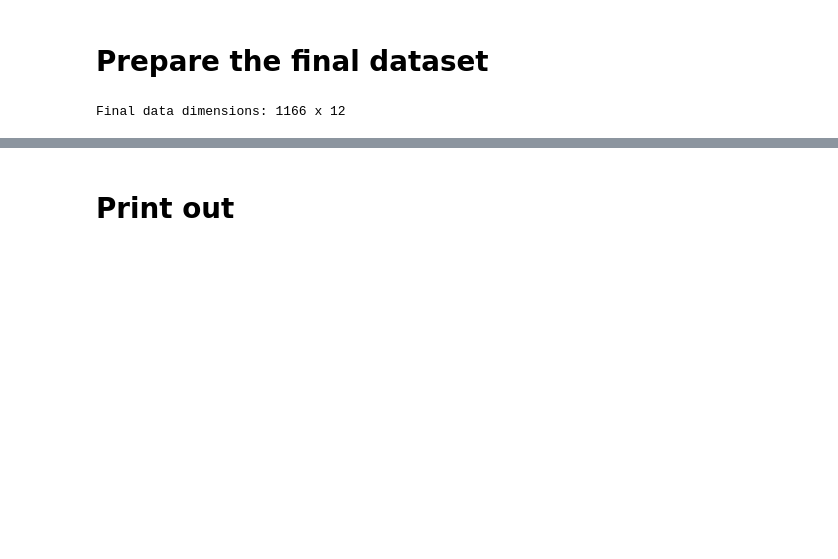
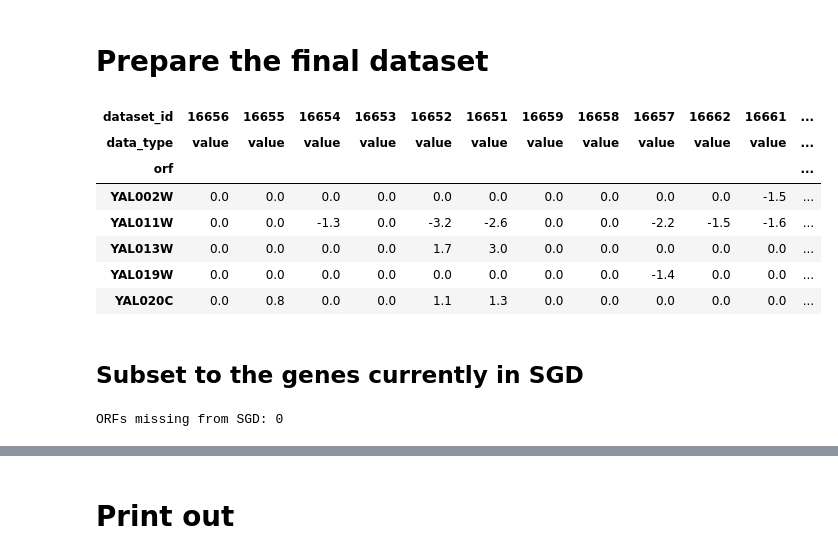
Before and after one commit to yeastphenome/yp-data, a Jupyter notebook: Datasets/19635755/code.ipynb, the cells around one changed output, grey strips where cells are left out. Drawn from its saved outputs; the diff is of its cells as text; code cells hidden in the pictures; blank space fills up the shorter version.

```diff
--- a/Datasets/19635755/code.ipynb
+++ b/Datasets/19635755/code.ipynb
@@ -120,13 +114,2 @@ datasets = datasets.reindex(index=dataset_ids)
 # %%
 data = original_data.copy()
-# %%
-data.columns = datasets['name'].values
-# %%
-data = data.groupby(data.index).mean()
-# %%
-# Create row index
-data.index.name='orf'
-# %%
-print('Final data dimensions: %d x %d' % (data.shape))
-# %% [output]
-Final data dimensions: 1166 x 12
@@ -132,0 +119,26 @@ Final data dimensions: 1166 x 12
+# %%
+lst = [datasets.index.values, ['value']*datasets.shape[0]]
+tuples = list(zip(*lst))
+idx = pd.MultiIndex.from_tuples(tuples, names=['dataset_id','data_type'])
+data.columns = idx
+# %%
+data.head()
+# %% [output]
+| dataset_id | 16656 | 16655 | 16654 | 16653 | 16652 | 16651 | 16659 | 16658 | 16657 | 16662 | 16661 | ... |
+| data_type | value | value | value | value | value | value | value | value | value | value | value | ... |
+| orf |  |  |  |  |  |  |  |  |  |  |  | ... |
+| YAL002W | 0.0 | 0.0 | 0.0 | 0.0 | 0.0 | 0.0 | 0.0 | 0.0 | 0.0 | 0.0 | -1.5 | ... |
+| YAL011W | 0.0 | 0.0 | -1.3 | 0.0 | -3.2 | -2.6 | 0.0 | 0.0 | -2.2 | -1.5 | -1.6 | ... |
+| YAL013W | 0.0 | 0.0 | 0.0 | 0.0 | 1.7 | 3.0 | 0.0 | 0.0 | 0.0 | 0.0 | 0.0 | ... |
+| YAL019W | 0.0 | 0.0 | 0.0 | 0.0 | 0.0 | 0.0 | 0.0 | 0.0 | -1.4 | 0.0 | 0.0 | ... |
+| YAL020C | 0.0 | 0.8 | 0.0 | 0.0 | 1.1 | 1.3 | 0.0 | 0.0 | 0.0 | 0.0 | 0.0 | ... |
+# %% [markdown]
+## Subset to the genes currently in SGD
+# %%
+genes = pd.read_csv(path_to_genes, sep='\t', index_col='id')
+genes = genes.reset_index().set_index('systematic_name')
+gene_ids = genes.reindex(index=data.index.values)['id'].values
+num_missing = np.sum(np.isnan(gene_ids))
+print('ORFs missing from SGD: %d' % num_missing)
+# %% [output]
+ORFs missing from SGD: 0
```
Also changed, not shown: parts of 22 cells of this notebook, 3 other files.
